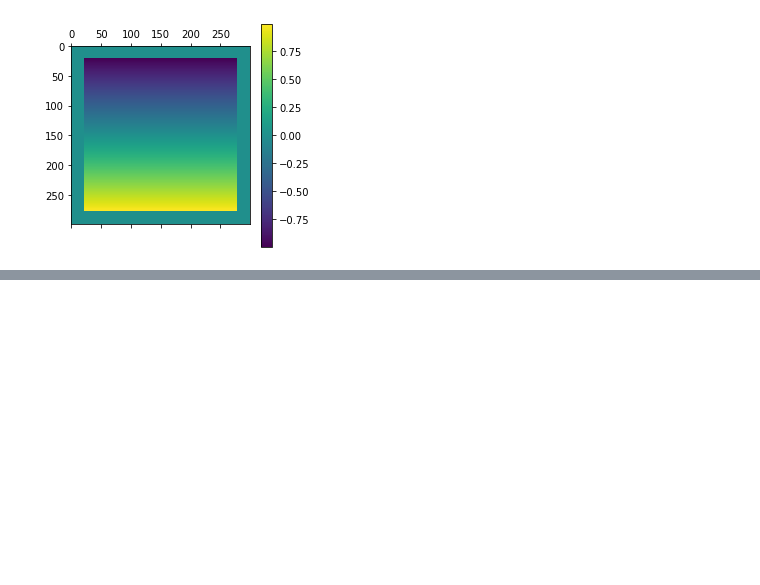
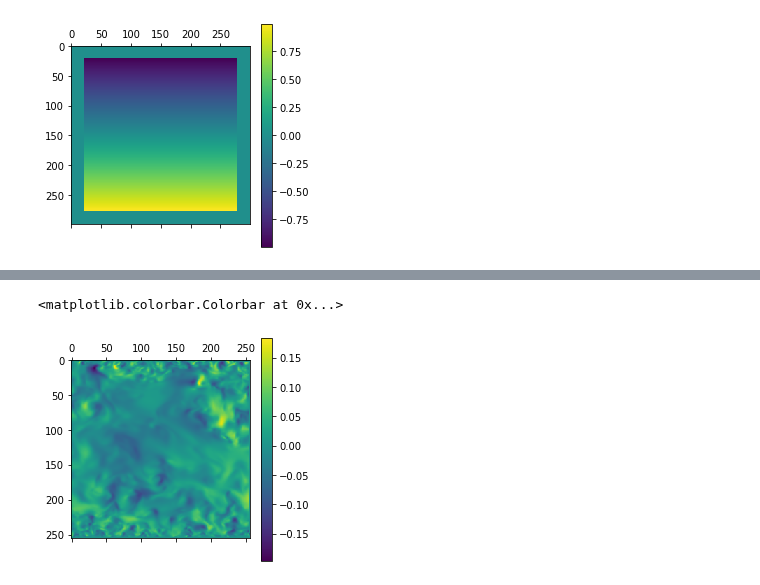
Before and after one commit to Theosau/superresolution, a Jupyter notebook: sample.ipynb, the cells around one changed output, grey strips where cells are left out. Saved outputs shown, nothing was run; the diff lists cells and outputs as text; code cells hidden in the pictures; blank space fills up the shorter version.

```diff
--- a/sample.ipynb
+++ b/sample.ipynb
@@ -78,3 +103,5 @@ plt.colorbar()
+# %%
+us_interp[:, :100, 0] = 10
 # %%
 flow = np.concatenate((xeval, yeval, us_interp, vs_interp, ps_interp), axis=-1)
 # %%
@@ -89,3 +205,13 @@ plt.colorbar()
+# %%
+D = DatasetFromFlow('data/channel_x1_256_y1_512_z1_256_step2.h5', 'data/channel_x1_256_y1_512_z1_256_step2_pressure.h5')
+# %%
+all_xs, all_ys, all_us, all_vs, all_ps = D.create_dataset()
+# %%
+plt.matshow(all_vs[1])
+plt.colorbar()
+# %% [output]
+<matplotlib.colorbar.Colorbar at 0x...>
+[figure, added]
 # %%
 # xv, yv, zv = np.meshgrid(xs, ys, zs) #, indexing="xy")
 # gather all the positions
```
Also changed, not shown: parts of 10 cells of this notebook, 3 other files.
